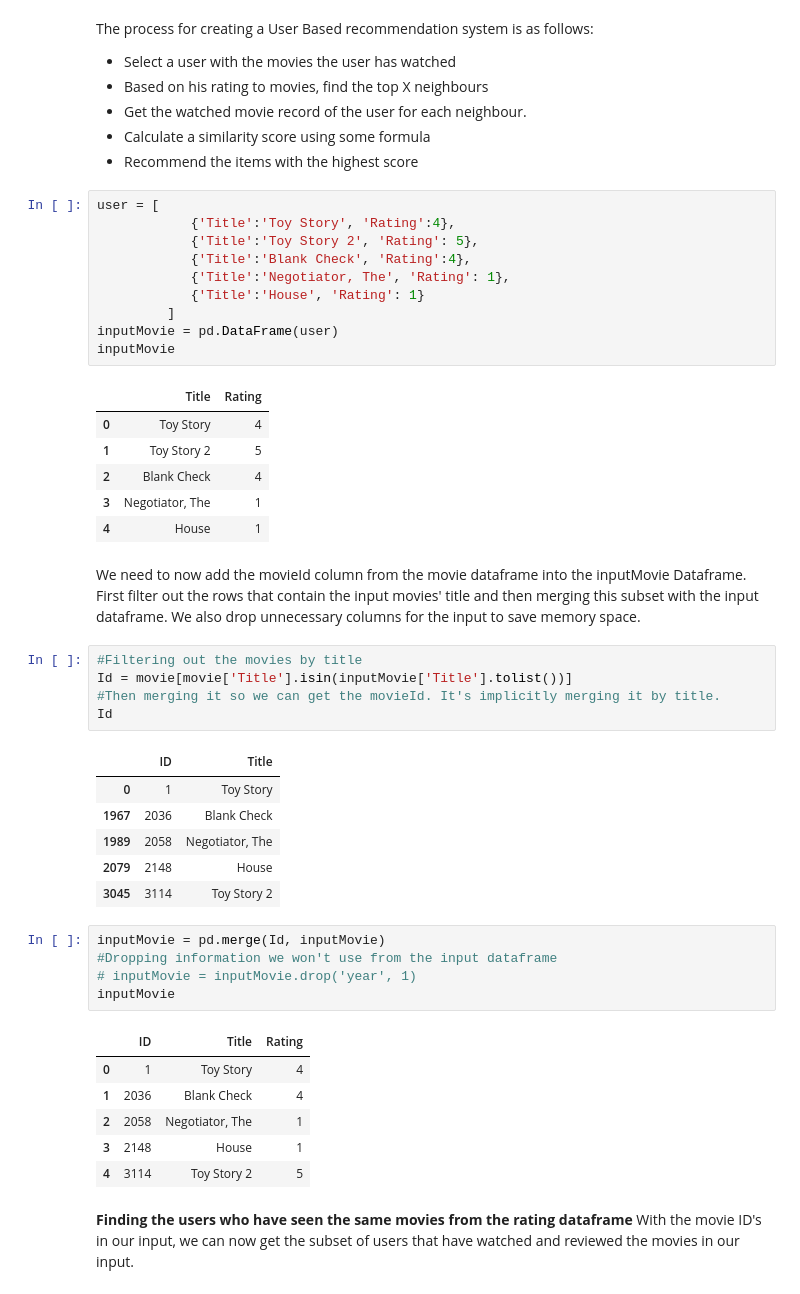
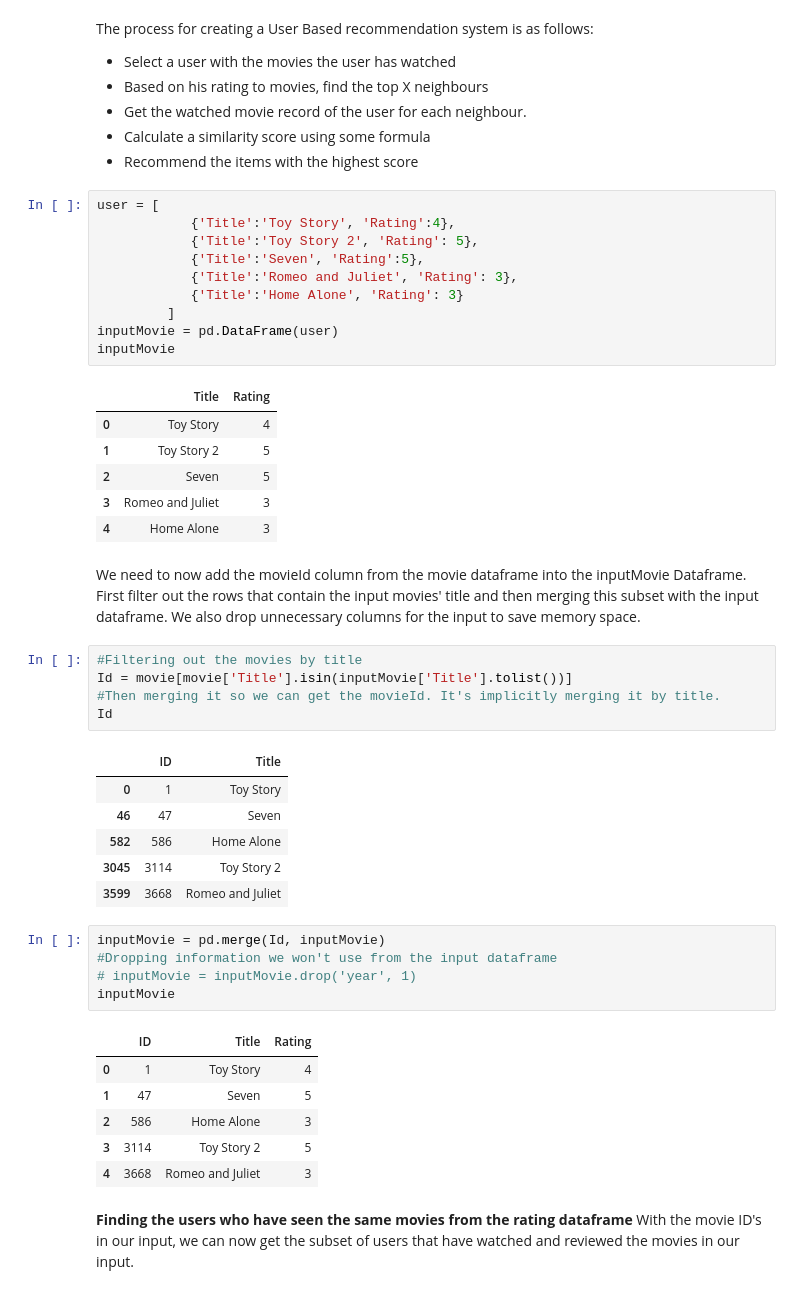
Before and after one commit to NetradeepakC/RecSysProject, a Jupyter notebook: ColabFilter_Final.ipynb, the cells around one changed output. Drawn from its saved outputs; the diff is of its cells as text.

```diff
--- a/ColabFilter_Final.ipynb
+++ b/ColabFilter_Final.ipynb
@@ -208,20 +173,20 @@ The process for creating a User Based recommendation system is as follows:
 # %%
 user = [
             {'Title':'Toy Story', 'Rating':4},
             {'Title':'Toy Story 2', 'Rating': 5},
-            {'Title':'Blank Check', 'Rating':4},
-            {'Title':'Negotiator, The', 'Rating': 1},
-            {'Title':'House', 'Rating': 1}
+            {'Title':'Seven', 'Rating':5},
+            {'Title':'Romeo and Juliet', 'Rating': 3},
+            {'Title':'Home Alone', 'Rating': 3}
          ]
 inputMovie = pd.DataFrame(user)
 inputMovie
 # %% [output]
 |  | Title | Rating |
 | 0 | Toy Story | 4 |
 | 1 | Toy Story 2 | 5 |
-| 2 | Blank Check | 4 |
-| 3 | Negotiator, The | 1 |
-| 4 | House | 1 |
+| 2 | Seven | 5 |
+| 3 | Romeo and Juliet | 3 |
+| 4 | Home Alone | 3 |
 # %% [markdown]
 We need to now add the movieId column from the movie dataframe into the inputMovie Dataframe.
 First filter out the rows that contain the input movies' title and then merging this subset with the input dataframe. We also drop unnecessary columns for the input to save memory space.
@@ -233,10 +198,10 @@ Id
 # %% [output]
 |  | ID | Title |
 | 0 | 1 | Toy Story |
-| 1967 | 2036 | Blank Check |
-| 1989 | 2058 | Negotiator, The |
-| 2079 | 2148 | House |
+| 46 | 47 | Seven |
+| 582 | 586 | Home Alone |
 | 3045 | 3114 | Toy Story 2 |
+| 3599 | 3668 | Romeo and Juliet |
 # %%
 inputMovie = pd.merge(Id, inputMovie)
 #Dropping information we won't use from the input dataframe
@@ -245,10 +210,10 @@ inputMovie
 # %% [output]
 |  | ID | Title | Rating |
 | 0 | 1 | Toy Story | 4 |
-| 1 | 2036 | Blank Check | 4 |
-| 2 | 2058 | Negotiator, The | 1 |
-| 3 | 2148 | House | 1 |
-| 4 | 3114 | Toy Story 2 | 5 |
+| 1 | 47 | Seven | 5 |
+| 2 | 586 | Home Alone | 3 |
+| 3 | 3114 | Toy Story 2 | 5 |
+| 4 | 3668 | Romeo and Juliet | 3 |
 # %% [markdown]
 **Finding the users who have seen the same movies from the rating dataframe**
 With the movie ID's in our input, we can now get the subset of users that have watched and reviewed the movies in our input.
```
Also changed, not shown: parts of 15 cells of this notebook, 2 other files.
